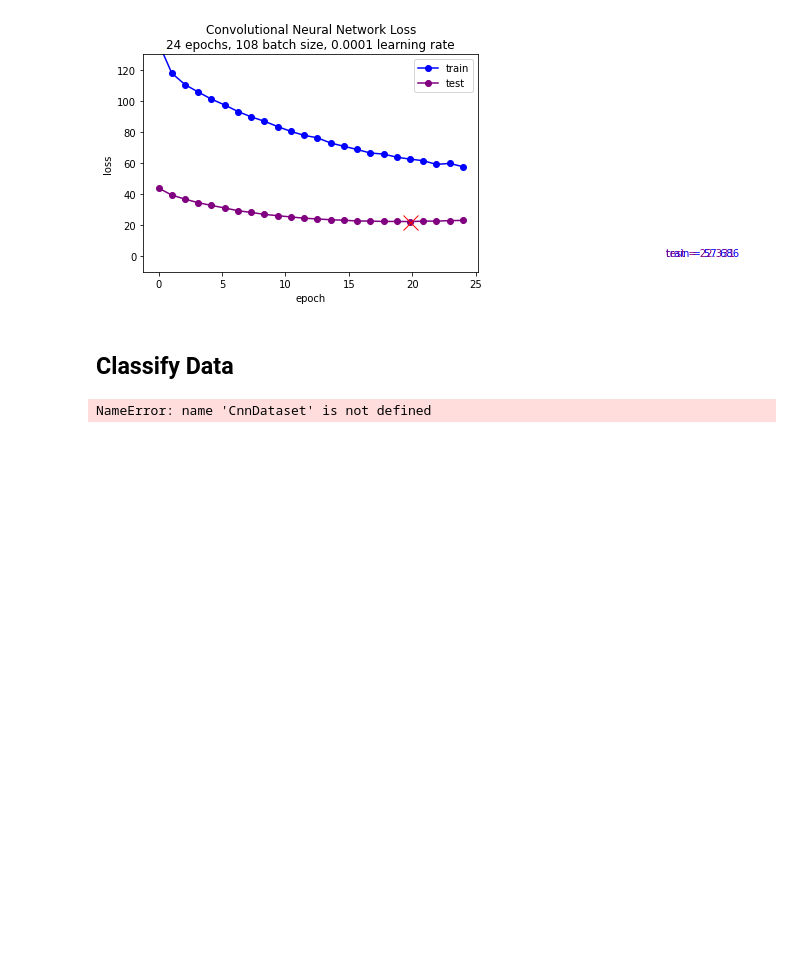
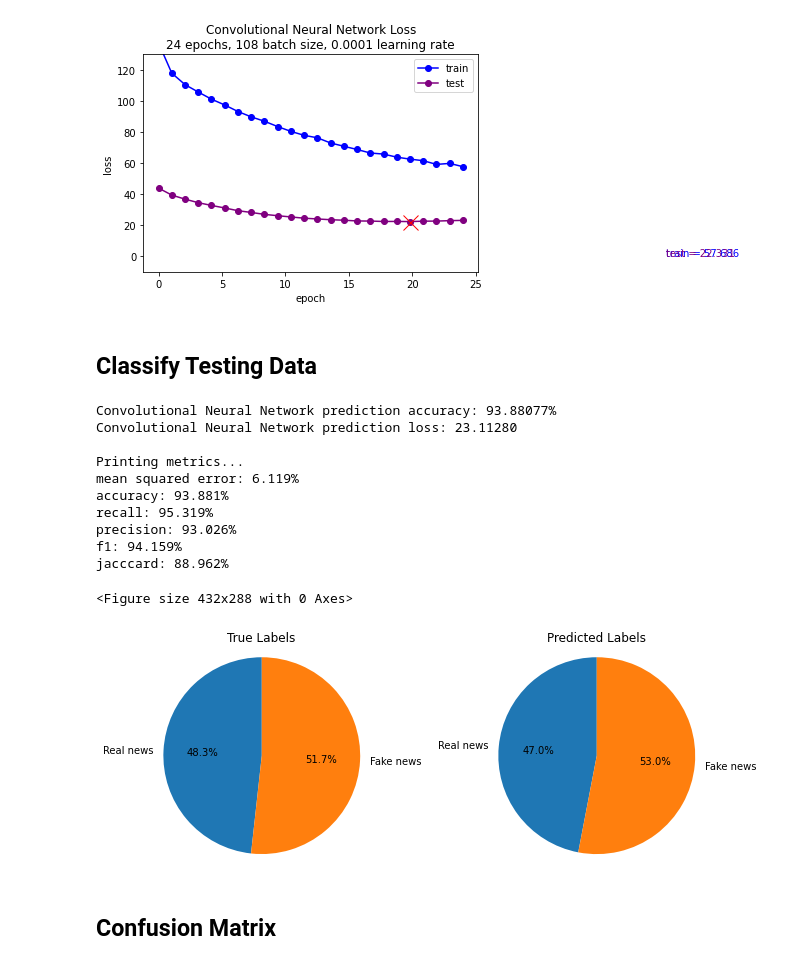
Before and after one commit to gisellemartel/FakeNewsClassifier, a Jupyter notebook: fake_news_classifiers.ipynb, the cells around one changed output. Saved outputs shown, nothing was run; the diff lists cells and outputs as text; code cells hidden in the pictures; blank space fills up the shorter version.

```diff
--- a/fake_news_classifiers.ipynb
+++ b/fake_news_classifiers.ipynb
@@ -651,18 +651,29 @@ tools.plot_cnn_losses(train_losses, test_losses, "CNN", epochs, batch_size, lear
 # %% [output]
 [figure]
 # %% [markdown]
-## Classify Data
+## Classify Testing Data
 # %%
-batch_data = generate_batch_data(X_test,y_test,batch_size)
-y_pred, loss = predict(model, batch_data)
+batch_data = CNN.generate_batch_data(X_test,y_test,batch_size)
+y_pred, loss = CNN.predict(model, batch_data)
 
 y_pred_labels = tools.calculate_neural_net_predicted_labels(y_pred)
 accuracy = tools.calculate_neural_net_accuracy(y_test.values, y_pred)
 
 print("\nConvolutional Neural Network prediction accuracy: {:.5f}%".format(accuracy*100))
-print("Convolutional Neural Network prediction loss: {:.5f}\n".format(loss.item()))
+print("Convolutional Neural Network prediction cumulative loss: {:.5f}\n".format(loss.item()))
 
 tools.plot_predicted_labels(y_test.values, y_pred_labels, "CNN")
 tools.display_prediction_scores(y_test.values,y_pred_labels)
 # %% [output]
-NameError: name 'CnnDataset' is not defined
+Convolutional Neural Network prediction accuracy: 93.88077%
+Convolutional Neural Network prediction loss: 23.11280
+
+Printing metrics...
+mean squared error: 6.119%
+accuracy: 93.881%
+recall: 95.319%
+precision: 93.026%
+f1: 94.159%
+jacccard: 88.962%
+<Figure size 432x288 with 0 Axes>
+[figure, added]
@@ -671,2 +680,4 @@ NameError: name 'CnnDataset' is not defined
+# %% [markdown]
+## Confusion Matrix
 # %%
 tools.plot_confusion_matrix(y_test.values,y_pred_labels,"CNN")
```
Also changed, not shown: parts of 16 cells of this notebook, 1 other file.
